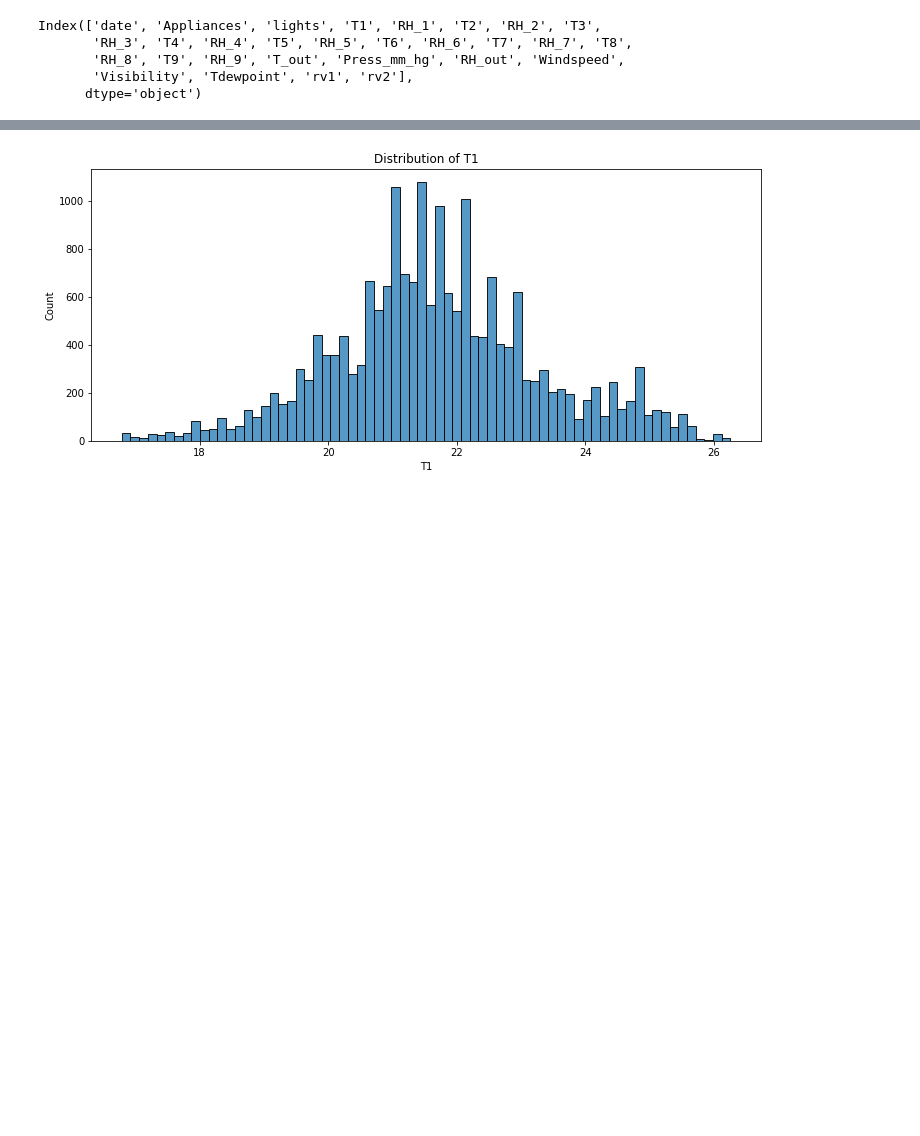
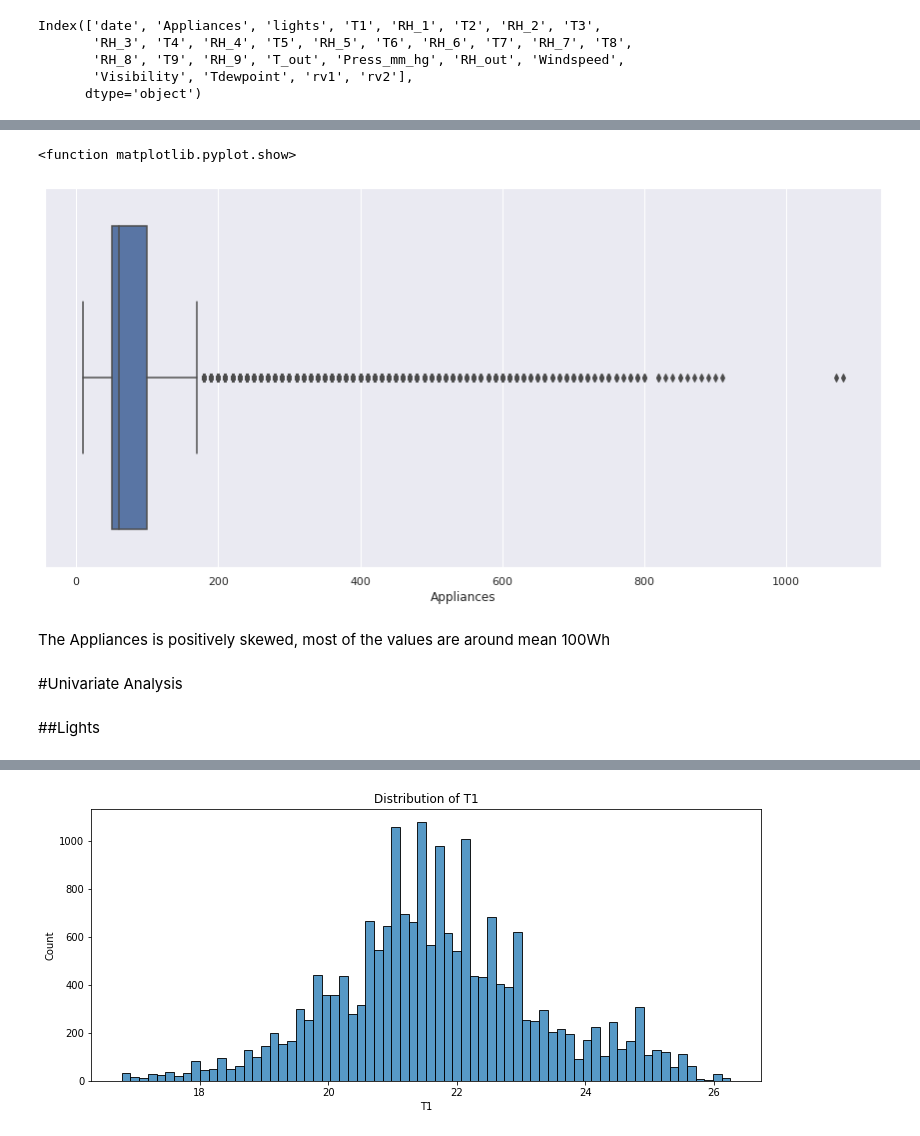
Before and after one commit to Yogesh-8998/Energy-Appliances-Prediction, a Jupyter notebook: Appliances_Energy_Prediction.ipynb, the cells around one changed output, grey strips where cells are left out. Drawn from its saved outputs; the diff is of its cells as text; code cells hidden in the pictures; blank space fills up the shorter version.

```diff
--- a/Appliances_Energy_Prediction.ipynb
+++ b/Appliances_Energy_Prediction.ipynb
@@ -134,0 +270,13 @@ random_col = ['rv1', 'rv2']
+# %%
+f, axes = plt.subplots(figsize=(15,7))
+sns.boxplot(data=df, x='Appliances')
+plt.show
+# %% [output]
+<function matplotlib.pyplot.show>
+[figure, added]
+# %% [markdown]
+The Appliances is positively skewed, most of the values are around mean 100Wh
+# %% [markdown]
+#Univariate Analysis
+# %% [markdown]
+##Lights
```
Also changed, not shown: parts of 99 cells of this notebook.
